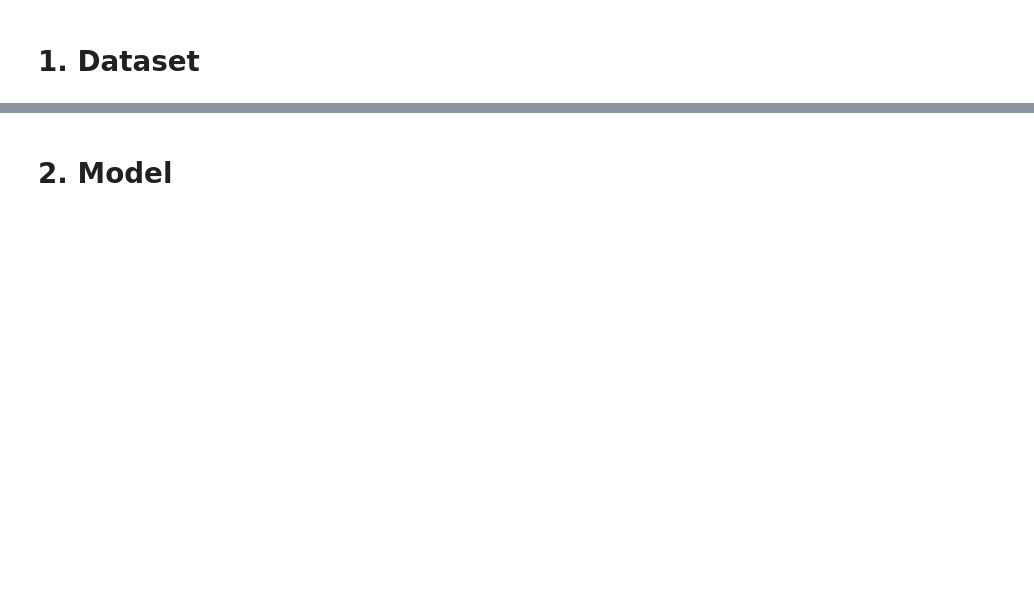
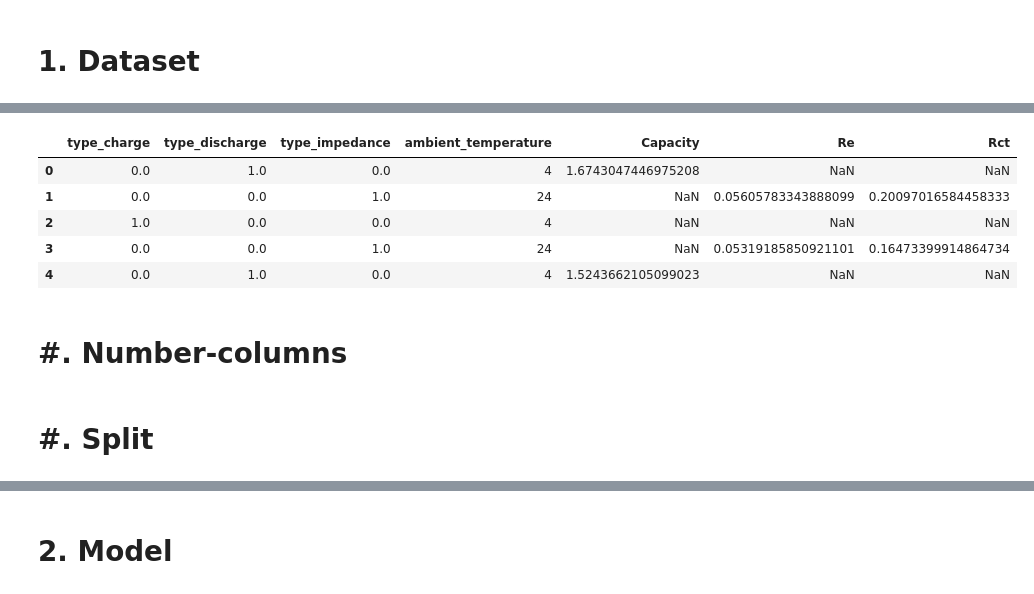
Before and after one commit to ldc-369/electric-vehicle-battery-life-prediction, a Jupyter notebook: train_model.ipynb, the cells around one changed output, grey strips where cells are left out. Saved outputs shown, nothing was run; the diff lists cells and outputs as text; code cells hidden in the pictures; blank space fills up the shorter version.

```diff
--- a/train_model.ipynb
+++ b/train_model.ipynb
@@ -318,0 +42,2 @@ Scaled y_train:
+# %%
+ds = ds.drop(columns=['start_time','battery_id','test_id','uid','filename'])
@@ -318,0 +110,4 @@ Scaled y_train:
+# %%
+for col in ds.columns:
+    print(ds[col].map(type).value_counts(), '\n')
+    print("=====================================")
@@ -318,0 +134,11 @@ Scaled y_train:
+# %%
+for col in ['type']:
+  ds[col] = ds[col].apply(
+    lambda val: str(val).strip().lower() if pd.notnull(val) and (str(val).strip().lower() not in ["null", "nan", "n/a", "none"])
+    else ""
+  )
+
+  # mode
+  mode_vals = ds.loc[ds[col] != "", col].mode()
+  if not mode_vals.empty:
+      ds[col] = ds[col].replace("", mode_vals[0])
@@ -318,0 +154,22 @@ Scaled y_train:
+# %%
+type_encoder = OneHotEncoder(sparse_output=False) # encode nhị phân
+
+type_encoded = type_encoder.fit_transform(np.array(ds[['type']])) # fit và transform, return array
+
+type_encoded_df = pd.DataFrame(type_encoded, columns=type_encoder.get_feature_names_out(['type'])) # tạo dataframe
+
+ds = pd.concat([type_encoded_df, ds.drop('type', axis=1)], axis=1) # nối dataframe
+
+# ds[onehot_encoder.get_feature_names_out(['col_name'])] = onehot_encoder.fit_transform(np.array(ds[['col_name']]))
+# ds = ds.drop(columns=['col_name'])
+# %%
+ds.head()
+# %% [output]
+|  | type_charge | type_discharge | type_impedance | ambient_temperature | Capacity | Re | Rct |
+| 0 | 0.0 | 1.0 | 0.0 | 4 | 1.6743047446975208 | NaN | NaN |
+| 1 | 0.0 | 0.0 | 1.0 | 24 | NaN | 0.05605783343888099 | 0.20097016584458333 |
+| 2 | 1.0 | 0.0 | 0.0 | 4 | NaN | NaN | NaN |
+| 3 | 0.0 | 0.0 | 1.0 | 24 | NaN | 0.05319185850921101 | 0.16473399914864734 |
+| 4 | 0.0 | 1.0 | 0.0 | 4 | 1.5243662105099023 | NaN | NaN |
+# %% [markdown]
+# **#. Number-columns**
@@ -318,0 +180,2 @@ Scaled y_train:
+# %% [markdown]
+# **#. Split**
```
Also changed, not shown: parts of 78 cells of this notebook, 11 other files.
